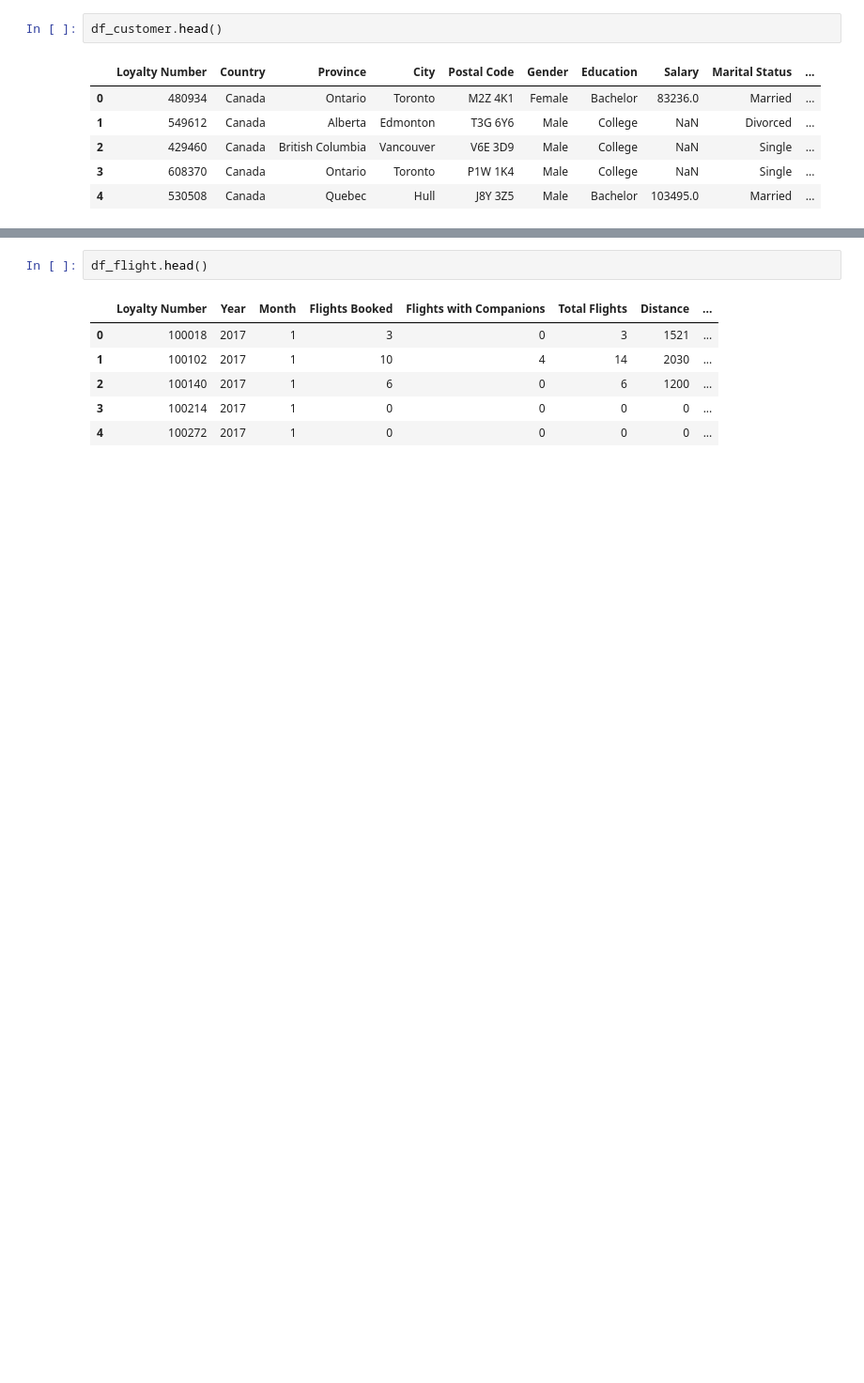
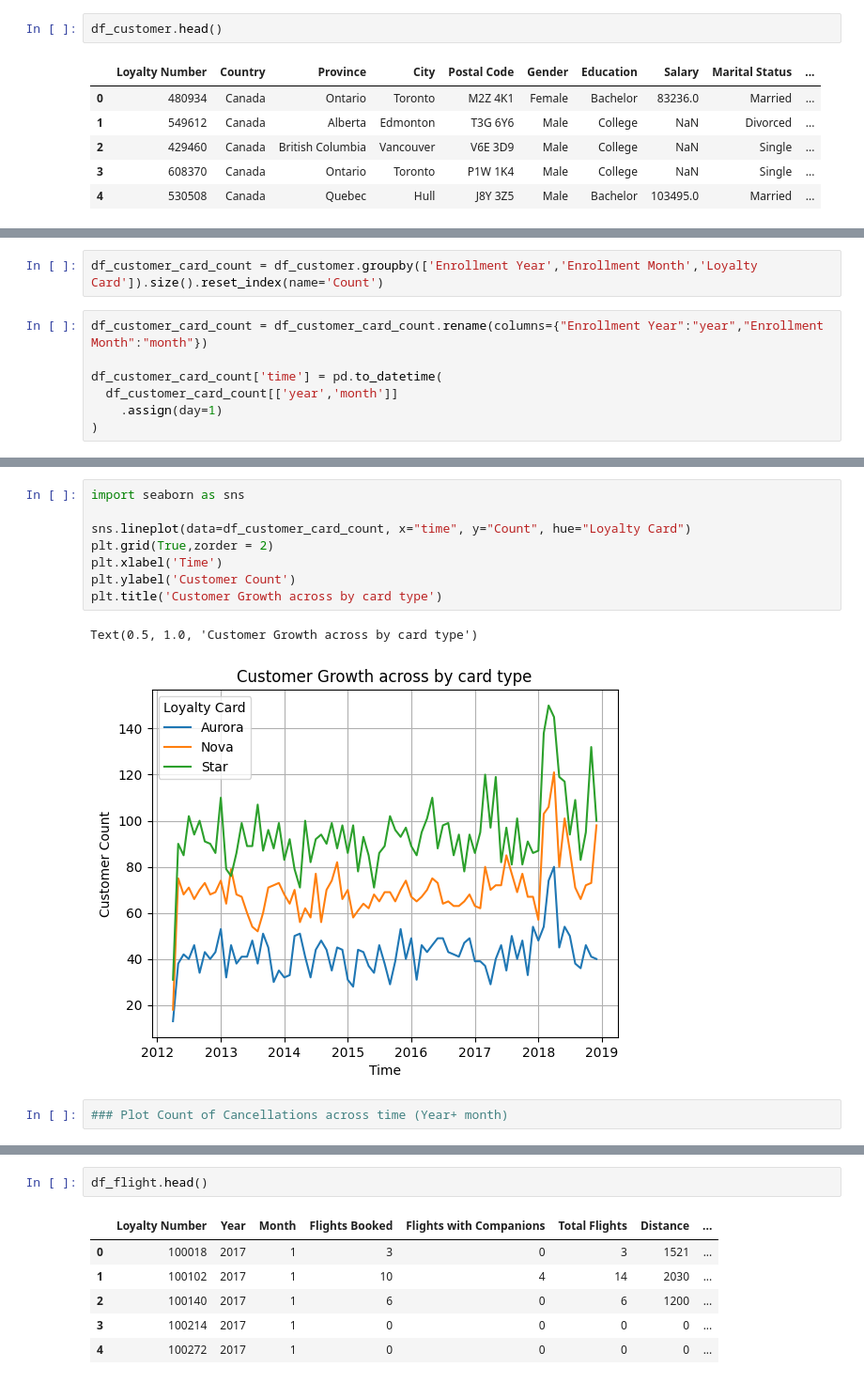
Before and after one commit to Sharath-Devanand/AirCanada-Campaign-Evaluation, a Jupyter notebook: exploratory_analysis.ipynb, the cells around one changed output, grey strips where cells are left out. Shown: that part at 94% size. Cells and saved outputs as stored; diff of their text form; blank space fills up the shorter version.

```diff
--- a/exploratory_analysis.ipynb
+++ b/exploratory_analysis.ipynb
@@ -19,0 +211,9 @@ df_customer.head()
+# %%
+df_customer_card_count = df_customer.groupby(['Enrollment Year','Enrollment Month','Loyalty Card']).size().reset_index(name='Count')
+# %%
+df_customer_card_count = df_customer_card_count.rename(columns={"Enrollment Year":"year","Enrollment Month":"month"})
+
+df_customer_card_count['time'] = pd.to_datetime(
+  df_customer_card_count[['year','month']]
+    .assign(day=1)
+)
@@ -19,0 +229,13 @@ df_customer.head()
+# %%
+import seaborn as sns
+
+sns.lineplot(data=df_customer_card_count, x="time", y="Count", hue="Loyalty Card")
+plt.grid(True,zorder = 2)
+plt.xlabel('Time')
+plt.ylabel('Customer Count')
+plt.title('Customer Growth across by card type')
+# %% [output]
+Text(0.5, 1.0, 'Customer Growth across by card type')
+[figure, added]
+# %%
+### Plot Count of Cancellations across time (Year+ month)
```
Also changed, not shown: parts of 49 cells of this notebook, 2 other files.
